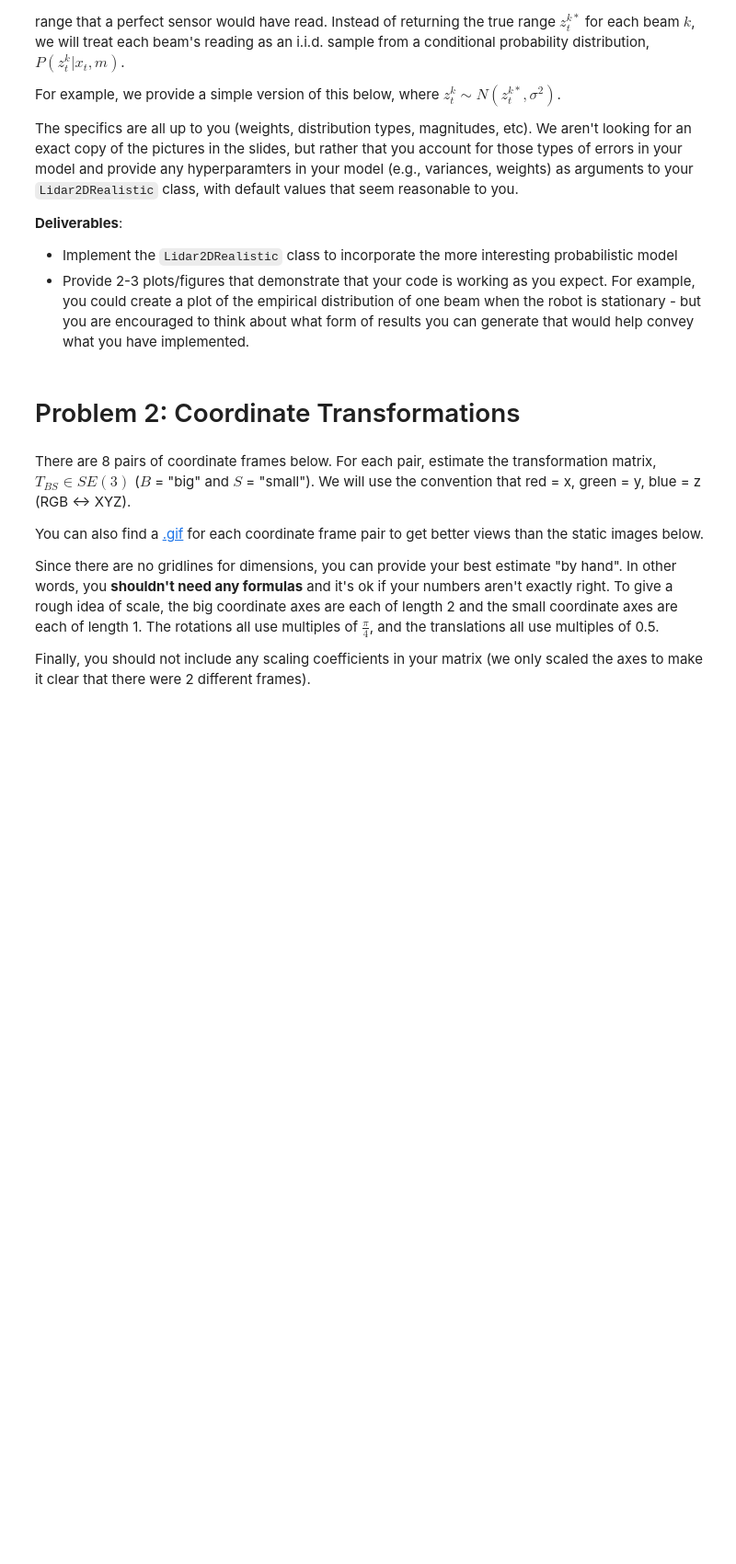
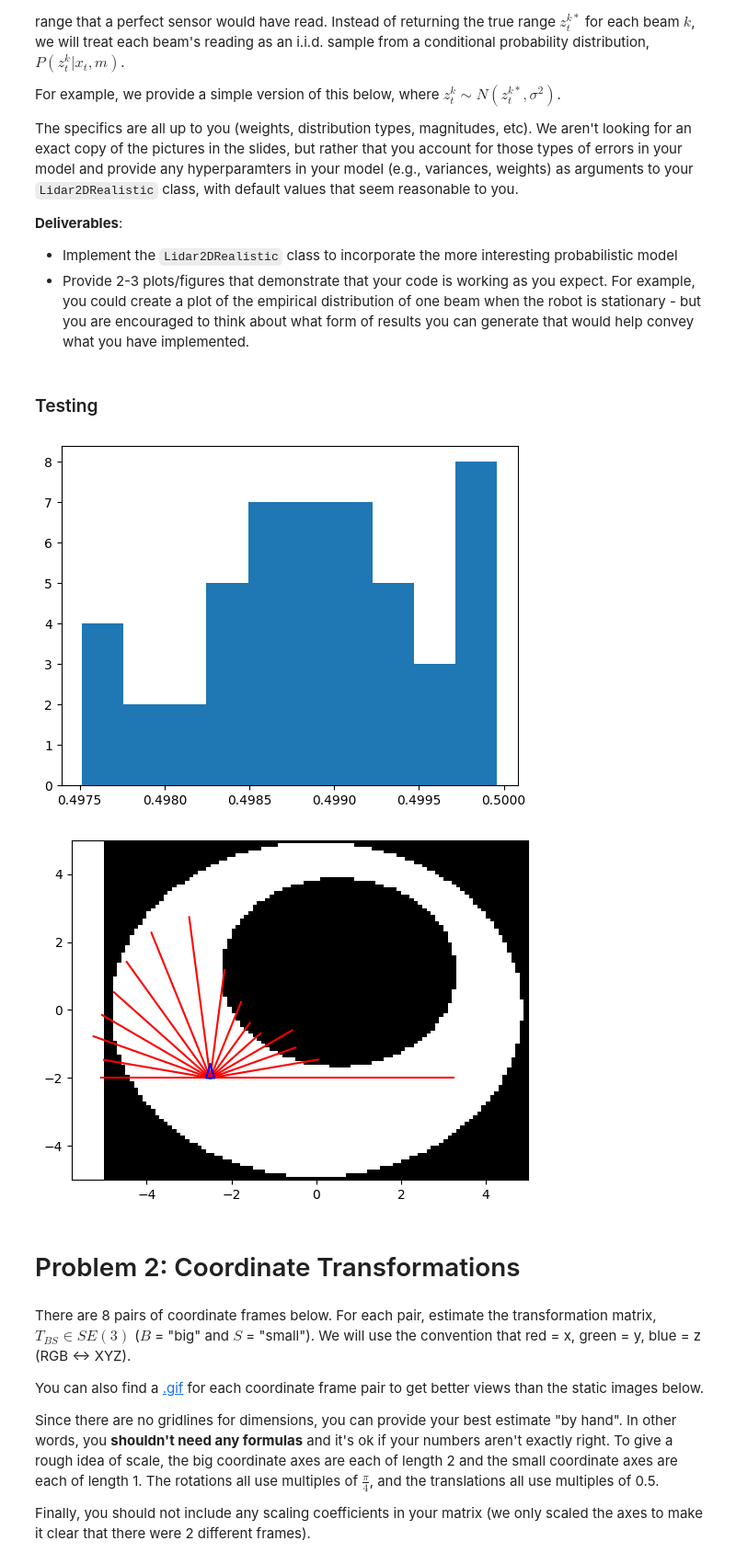
Before and after one commit to arjunjyothieswarb/EECE5550, a Jupyter notebook: HW3/EECE5550_HW3.ipynb, the cells around one changed output. Shown: that part at 92% size. Cells and saved outputs as stored; diff of their text form; code cells hidden in the pictures; blank space fills up the shorter version.

Commit message:
Started with plots

```diff
--- a/HW3/EECE5550_HW3.ipynb
+++ b/HW3/EECE5550_HW3.ipynb
@@ -356,21 +332,3 @@ class Lidar2DGaussian(Lidar2D):
         sensor_data["ranges"] = ranges
 
         return sensor_data
-# %%
-class Lidar2DRealistic(Lidar2D):
-    def __init__(
-        self,
-        static_map,
-        num_beams=16,
-        range_resolution=0.1,
-        range_limits=np.array([0, 10]),
-        angle_limits=np.array([-np.pi / 2, np.pi / 2]),
-        range_variance=0.1**2,
-    ):
-        super().__init__(
-            static_map, num_beams, range_resolution, range_limits, angle_limits
-        )
-    def step(self, current_state: np.ndarray) -> dict:
-        """Your implementation here..."""
-
-        return sensor_data
@@ -377,3 +411,18 @@ class Lidar2DRealistic(Lidar2D):
+# %% [markdown]
+### Testing
+# %%
+state = np.array([-2.5, -2, np.pi/2])
+hit_noise = []
+for i in range(50):
+    [lidar_measurements, noise_val] = Lidar2DRealistic(env.unwrapped.map).step(state)
+    hit_noise.append(noise_val[3][0])
+plt.hist(hit_noise)
+# print(lidar_measurements['ranges'])
+obs = {"state": state, "lidar": lidar_measurements}
+plot_lidar_measurements(env.unwrapped.map, obs)
+# %% [output]
+[figure, added]
+[figure, added]
 # %% [markdown]
 # Problem 2: Coordinate Transformations
 # %% [markdown]
```
Also changed, not shown: parts of 5 cells of this notebook.
